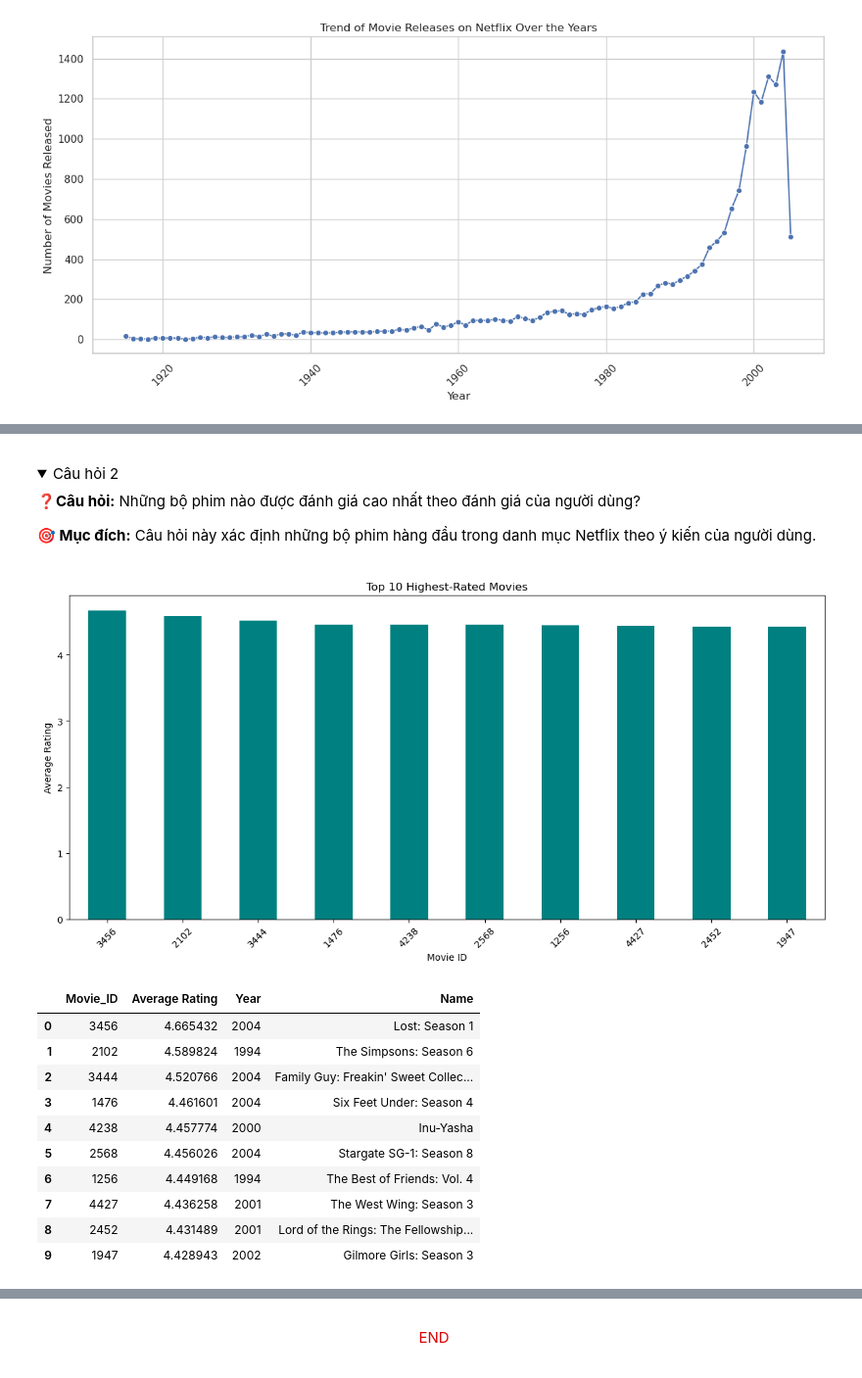
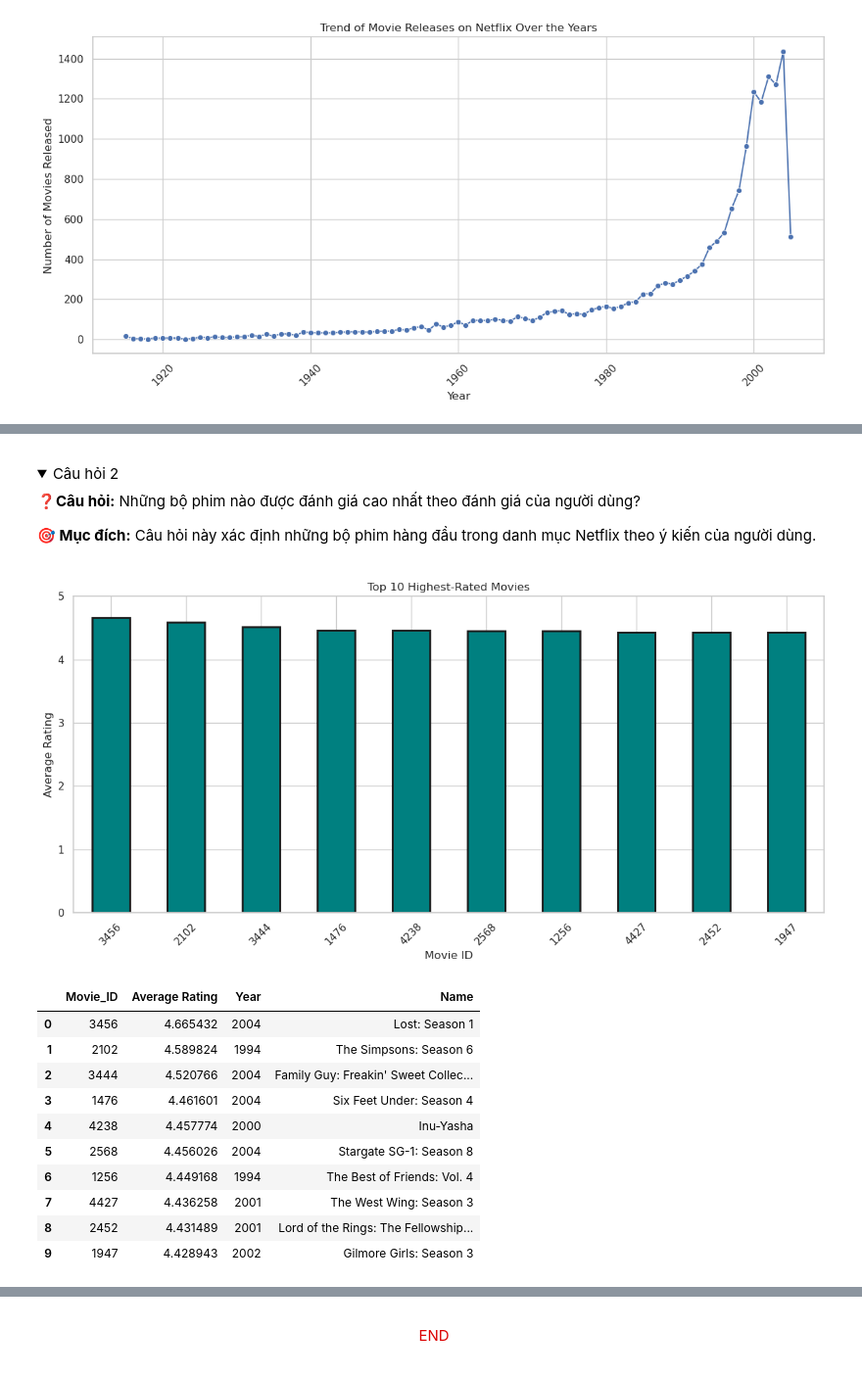
Before and after one commit to kolee1902/Data_Visualization_Lab02-Netflix, a Jupyter notebook: source/21127104_21127129.ipynb, the cells around one changed output, grey strips where cells are left out. Shown at 98% size. Drawn from its saved outputs; the diff is of its cells as text; code cells hidden in the pictures; folded sections open.

```diff
--- a/source/21127104_21127129.ipynb
+++ b/source/21127104_21127129.ipynb
@@ -286,7 +297,6 @@ num_col_dist_df
 - Phân vị 25% tại 1985, trung vị (phân vị 50%) tại 1997, và phân vị 75% tại 2002 cho thấy hầu hết các phim trong tập dữ liệu được sản xuất vào cuối thế kỷ 20 và đầu thế kỷ 21.
 - Không có giá trị nào bị thiếu trong cả hai cột `Movie_ID` và `Year`.
 # %%
-pd.set_option('display.max_columns', None)
 numeric_cols = rating_df.select_dtypes(exclude=['object']).columns
 num_col_dist_df = rating_df[numeric_cols].copy()
 missing_percentage = num_col_dist_df.isna().mean() * 100
@@ -751,5 +613,5 @@ plt.show()
 # %% [markdown]
-<a id="3.5.2"></a>
+<a id="3.3.2"></a>
 
 <details class="custom-details">
   <summary>Câu hỏi 2</summary>
@@ -792,31 +654,27 @@ summary::-webkit-details-marker {
 }
 </style>
 # %%
-
 average_ratings = rating_df.groupby('Movie_ID')['Rating'].mean().sort_values(ascending=False)
 
 # Get the top 10 movies
 top_10_movies = average_ratings.head(10)
 
 # We will now create a bar chart to visualize the top 10 highest-rated movies
 plt.figure(figsize=(12, 6))
-top_10_movies.plot(kind='bar', color='teal')
+top_10_movies.plot(kind='bar', color='teal',linewidth=2, edgecolor='k',ylim=(0,5))
 plt.title('Top 10 Highest-Rated Movies')
 plt.xlabel('Movie ID')
 plt.ylabel('Average Rating')
 plt.xticks(rotation=45)
 plt.tight_layout()
 plt.show()
 
-# Tạo DataFrame chứa thông tin của top 10 bộ phim để hiển thị
 top_10_movies_df = pd.DataFrame(top_10_movies).reset_index()
 top_10_movies_df.columns = ['Movie_ID', 'Average Rating']
-
-# Nối thông tin phim từ movie_df
 top_10_movies_df = pd.merge(top_10_movies_df, movie_df, on='Movie_ID', how='left')
 top_10_movies_df
 # %% [output]
-[figure, old version]
+[figure, new version]
 |  | Movie_ID | Average Rating | Year | Name |
 | 0 | 3456 | 4.665432 | 2004 | Lost: Season 1 |
 | 1 | 2102 | 4.589824 | 1994 | The Simpsons: Season 6 |
```
Also changed, not shown: parts of 38 cells of this notebook, 1 other file.
